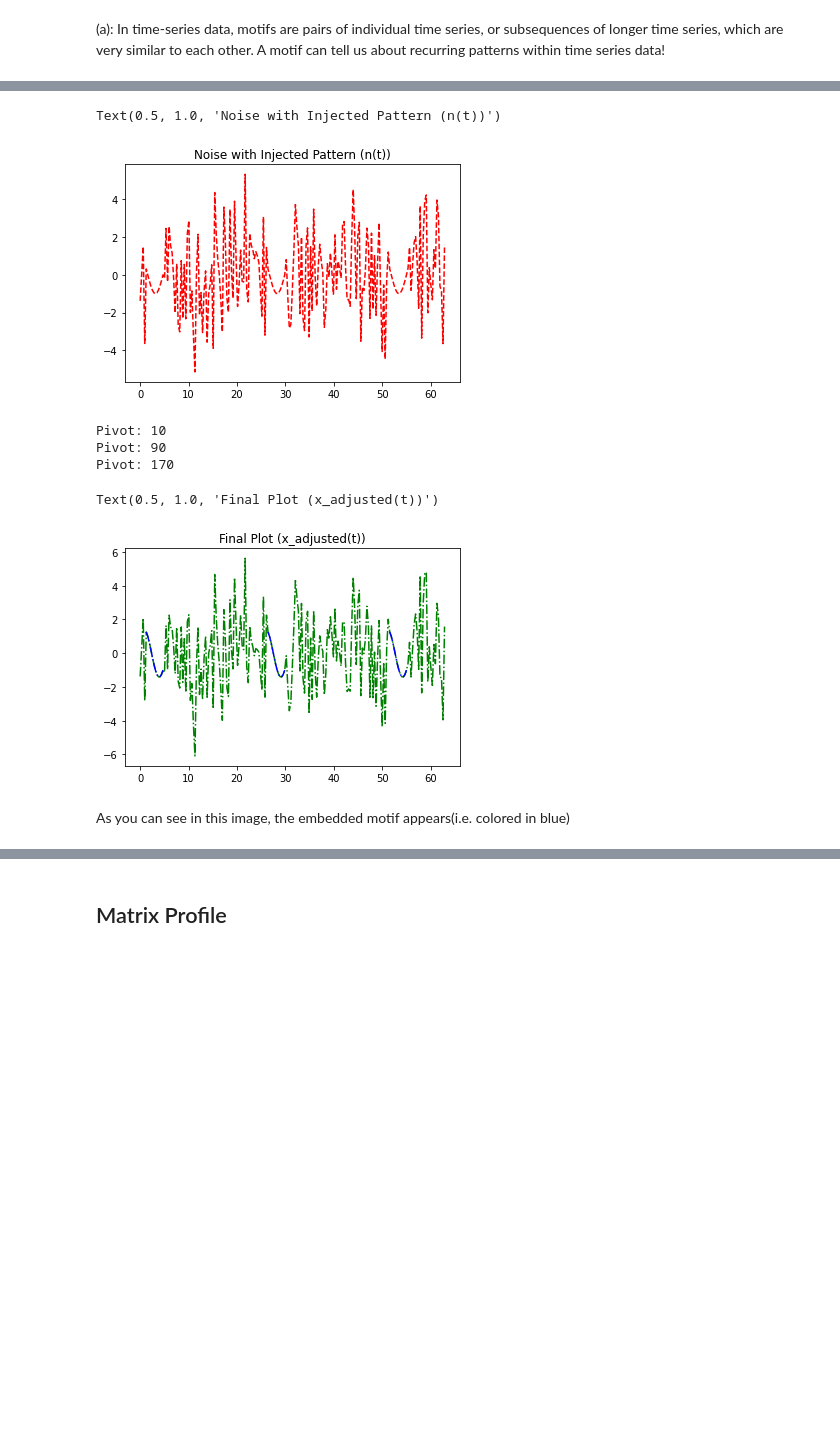
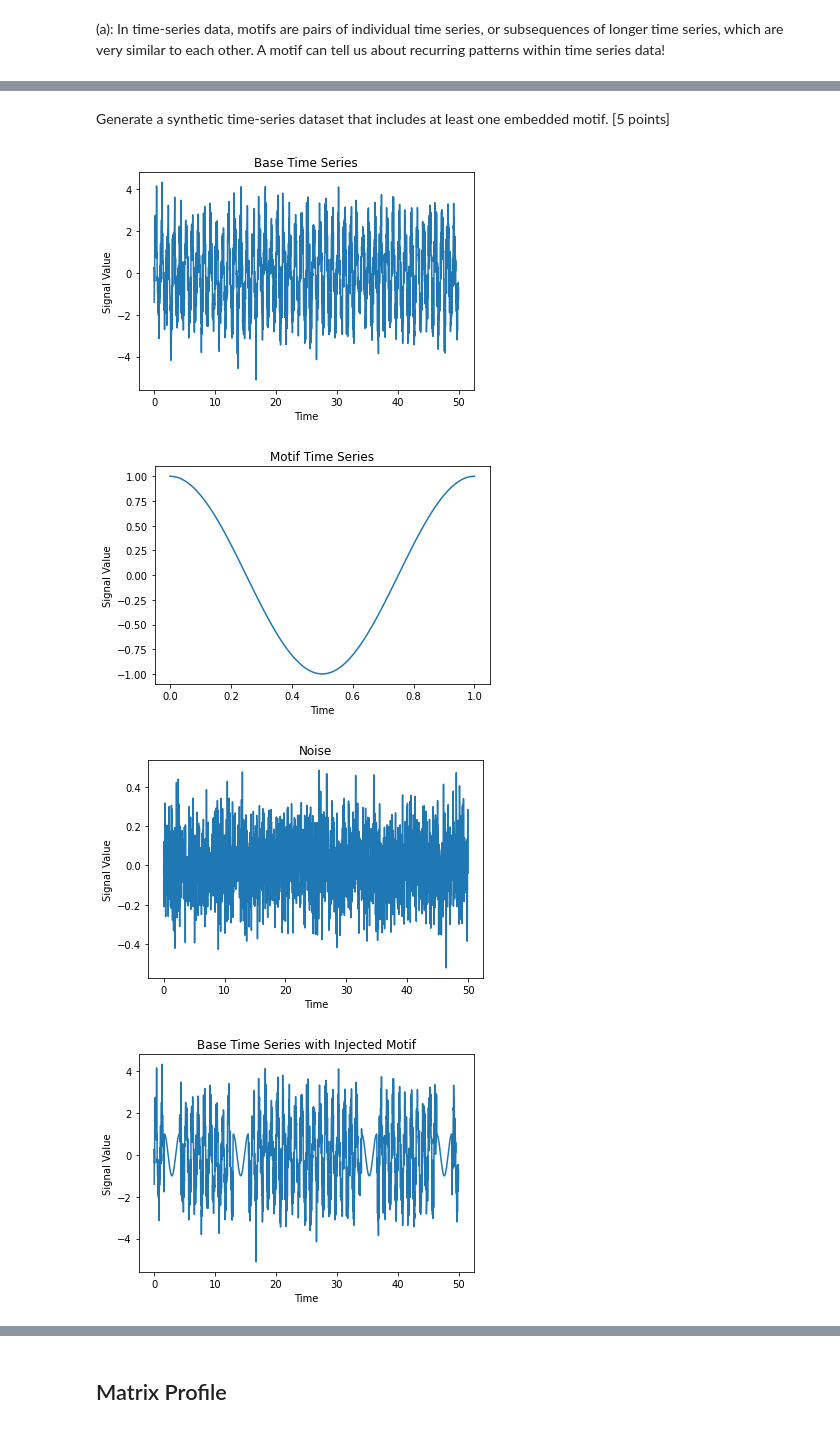
Before and after one commit to Ravi-Raghavan/ML_IOT_HW3, a Jupyter notebook: homework.ipynb, the cells around one changed output, grey strips where cells are left out. Saved outputs shown, nothing was run; the diff lists cells and outputs as text; code cells hidden in the pictures; blank space fills up the shorter version.

```diff
--- a/homework.ipynb
+++ b/homework.ipynb
@@ -75,24 +45,2 @@ Text(0.5, 1.0, 'Normal Sine Curve (x(t))')
-# %%
-plt.plot(t, noise, label='noise', color='red', linestyle='--')
-plt.title("Noise with Injected Pattern (n(t))")
-# %% [output]
-Text(0.5, 1.0, 'Noise with Injected Pattern (n(t))')
-[figure, removed]
-# %%
-plt.plot(t, x_adjusted, color = 'green', linestyle='-.')
-
-for i in range(1, n // timestep, 8):
-    pivot = timestep * i
-    time_slice = t[pivot - 6 : pivot + 6]
-    print(f"Pivot: {pivot}")
-    plt.plot(time_slice, x_adjusted[pivot - 6 : pivot + 6], color = "blue", linestyle = '-.')
-
-plt.title("Final Plot (x_adjusted(t))")
-# %% [output]
-Pivot: 10
-Pivot: 90
-Pivot: 170
-Text(0.5, 1.0, 'Final Plot (x_adjusted(t))')
-[figure, removed]
-# %% [markdown]
-As you can see in this image, the embedded motif appears(i.e. colored in blue)
+# %% [markdown]
+Generate a synthetic time-series dataset that includes at least one embedded motif. [5 points]
@@ -98,0 +128,7 @@ As you can see in this image, the embedded motif appears(i.e. colored in blue)
+# %%
+x_adjusted, motif_time_series = generateSyntheticData(2, 1, 50, 2000, 100)
+# %% [output]
+[figure, added]
+[figure, added]
+[figure, added]
+[figure, added]
```
Also changed, not shown: parts of 79 cells of this notebook.
